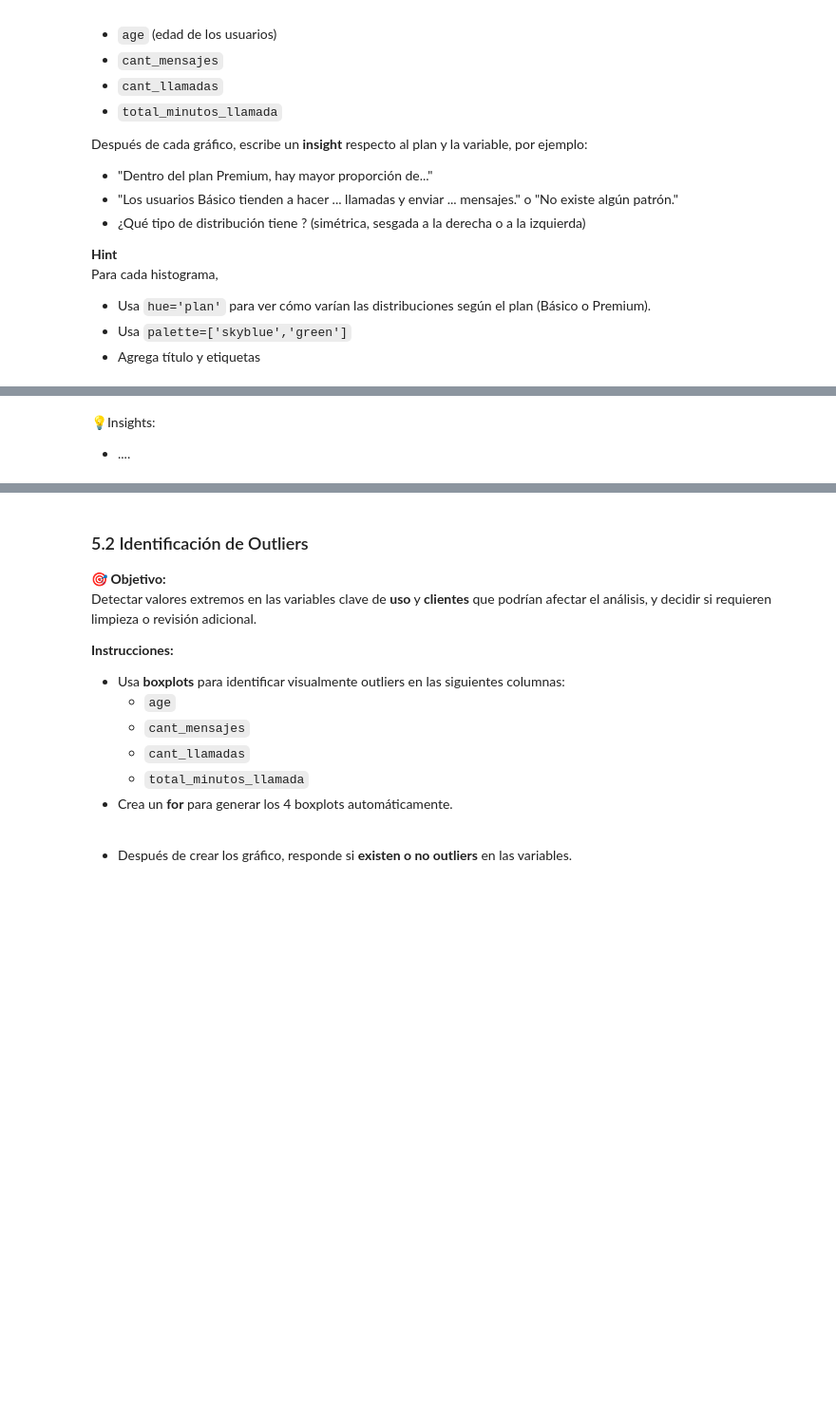
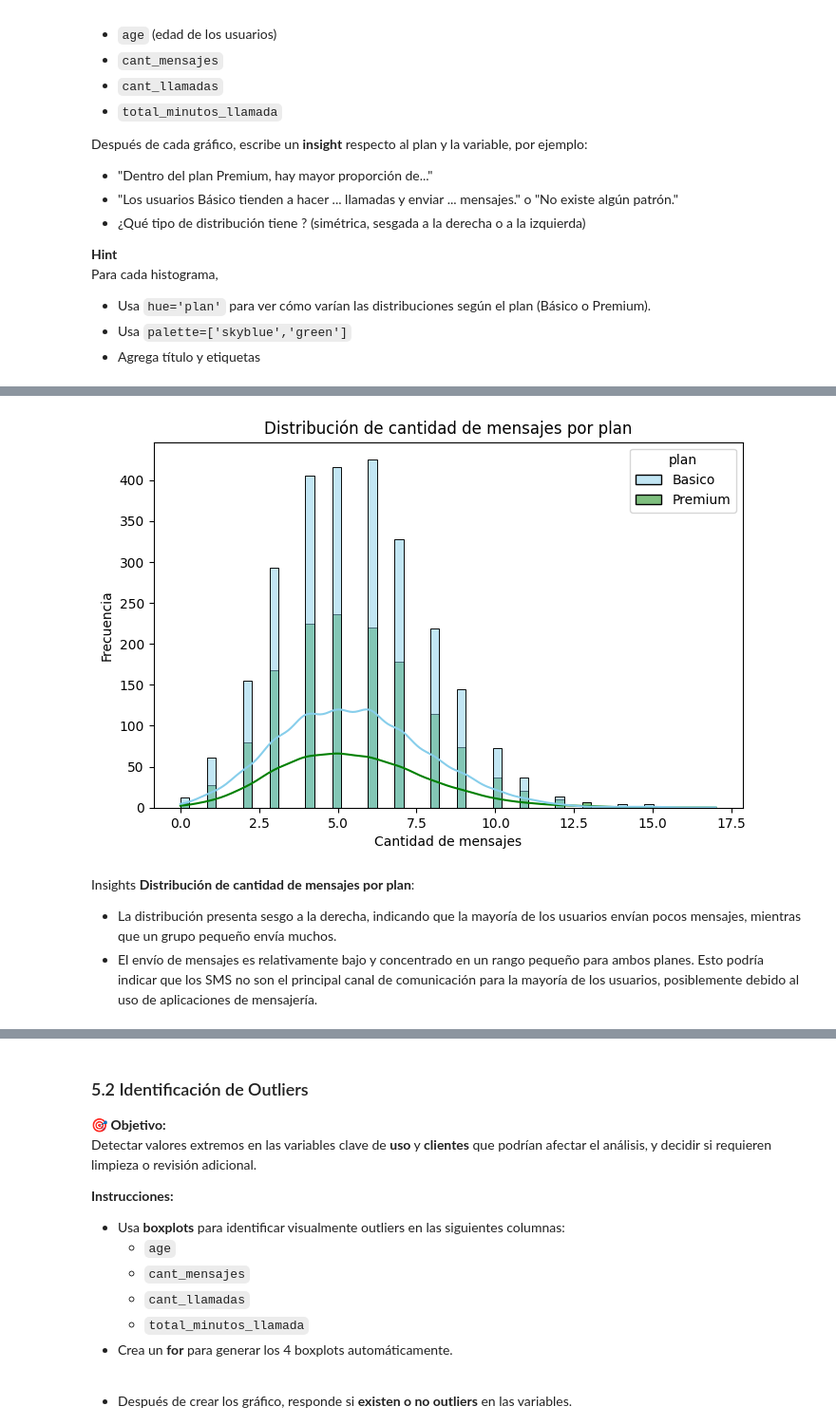
Before and after one commit to FithoGerardo/Analysis-of-a-telecommunications-company, a Jupyter notebook: Fitho_S7 Version-Estudiante-Project-ConnectaTel.ipynb, the cells around one changed output, grey strips where cells are left out. Shown at 95% size. Cells and saved outputs as stored; diff of their text form; code cells hidden in the pictures; blank space fills up the shorter version.

```diff
--- a/Fitho_S7 Version-Estudiante-Project-ConnectaTel.ipynb
+++ b/Fitho_S7 Version-Estudiante-Project-ConnectaTel.ipynb
@@ -1201,7 +1223,27 @@ plt.show()
 # %%
 # Histograma para visualizar la cant_mensajes
+plt.figure(figsize=(8,5))
+
+sns.histplot(
+    data=user_profile,
+    x='cant_mensajes',
+    hue='plan',
+    bins=60,
+    palette=['skyblue','green'],
+    kde=True
+)
+
+plt.title('Distribución de cantidad de mensajes por plan')
+plt.xlabel('Cantidad de mensajes')
+plt.ylabel('Frecuencia')
+
+plt.savefig('mensajes_por_plan.png',dpi=100)
+plt.show()
+# %% [output]
+[figure, added]
 # %% [markdown]
-💡Insights:
-- ....
+Insights **Distribución de cantidad de mensajes por plan**:
+- La distribución presenta sesgo a la derecha, indicando que la mayoría de los usuarios envían pocos mensajes, mientras que un grupo pequeño envía muchos.
+- El envío de mensajes es relativamente bajo y concentrado en un rango pequeño para ambos planes. Esto podría indicar que los SMS no son el principal canal de comunicación para la mayoría de los usuarios, posiblemente debido al uso de aplicaciones de mensajería.
 # %%
 # Histograma para visualizar la cant_llamadas
```
Also changed, not shown: parts of 11 cells of this notebook.
